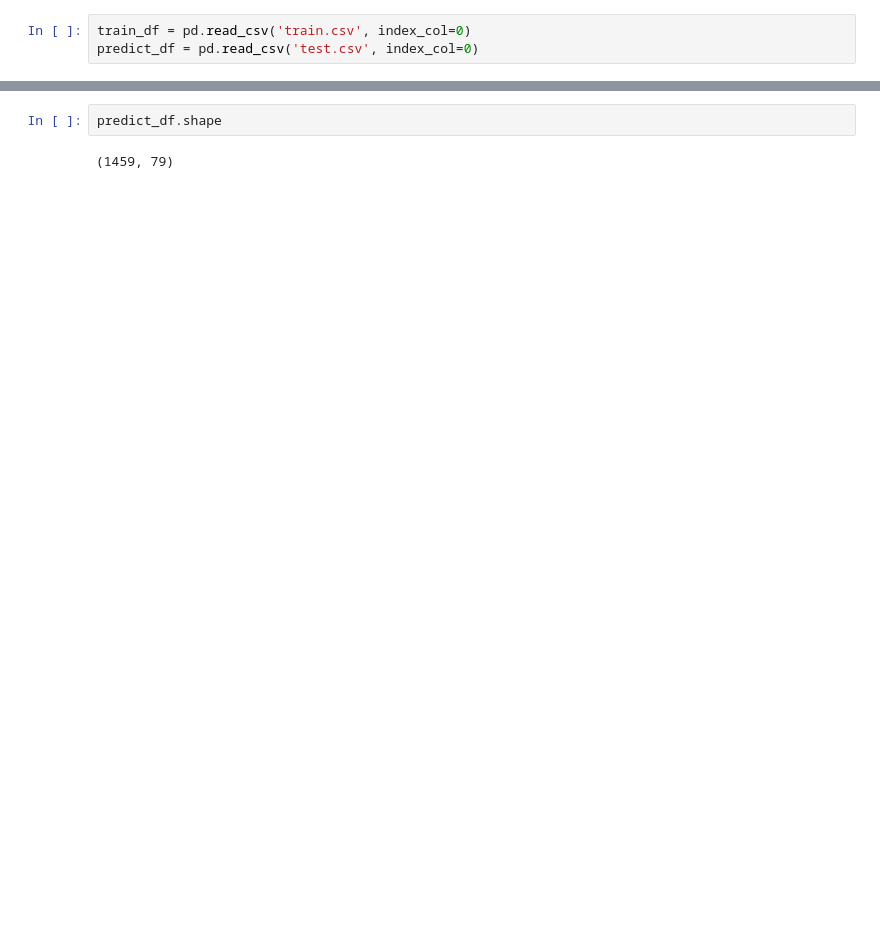
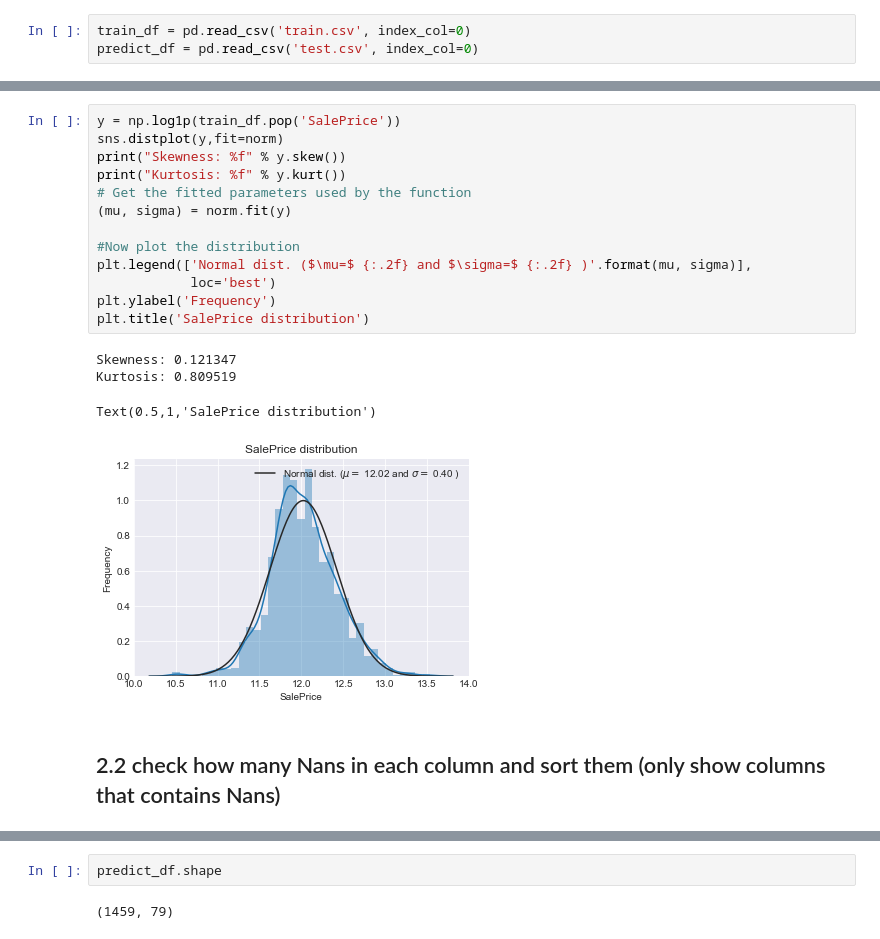
Before and after one commit to zhangchi9/Ames-Iowa-house-prices-prediction, a Jupyter notebook: house_price.ipynb, the cells around one changed output, grey strips where cells are left out. Drawn from its saved outputs; the diff is of its cells as text; blank space fills up the shorter version.

```diff
--- a/house_price.ipynb
+++ b/house_price.ipynb
@@ -42,0 +49,20 @@ all_df = pd.concat((train_df,predict_df),axis=0)
+# %%
+y = np.log1p(train_df.pop('SalePrice'))
+sns.distplot(y,fit=norm)
+print("Skewness: %f" % y.skew())
+print("Kurtosis: %f" % y.kurt())
+# Get the fitted parameters used by the function
+(mu, sigma) = norm.fit(y)
+
+#Now plot the distribution
+plt.legend(['Normal dist. ($\mu=$ {:.2f} and $\sigma=$ {:.2f} )'.format(mu, sigma)],
+            loc='best')
+plt.ylabel('Frequency')
+plt.title('SalePrice distribution')
+# %% [output]
+Skewness: 0.121347
+Kurtosis: 0.809519
+Text(0.5,1,'SalePrice distribution')
+[figure, added]
+# %% [markdown]
+## 2.2 check how many Nans in each column and sort them (only show columns that contains Nans)
```
Also changed, not shown: parts of 195 cells of this notebook, 18 other files.
